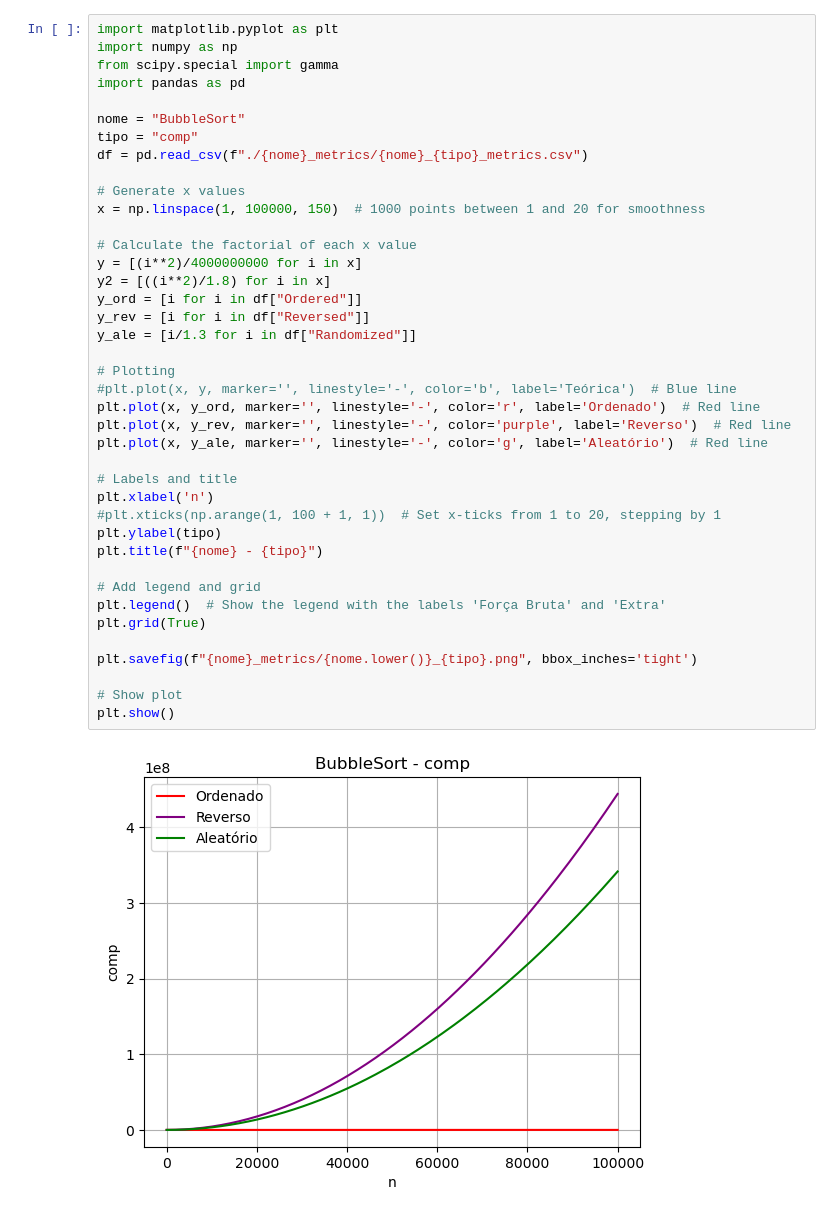
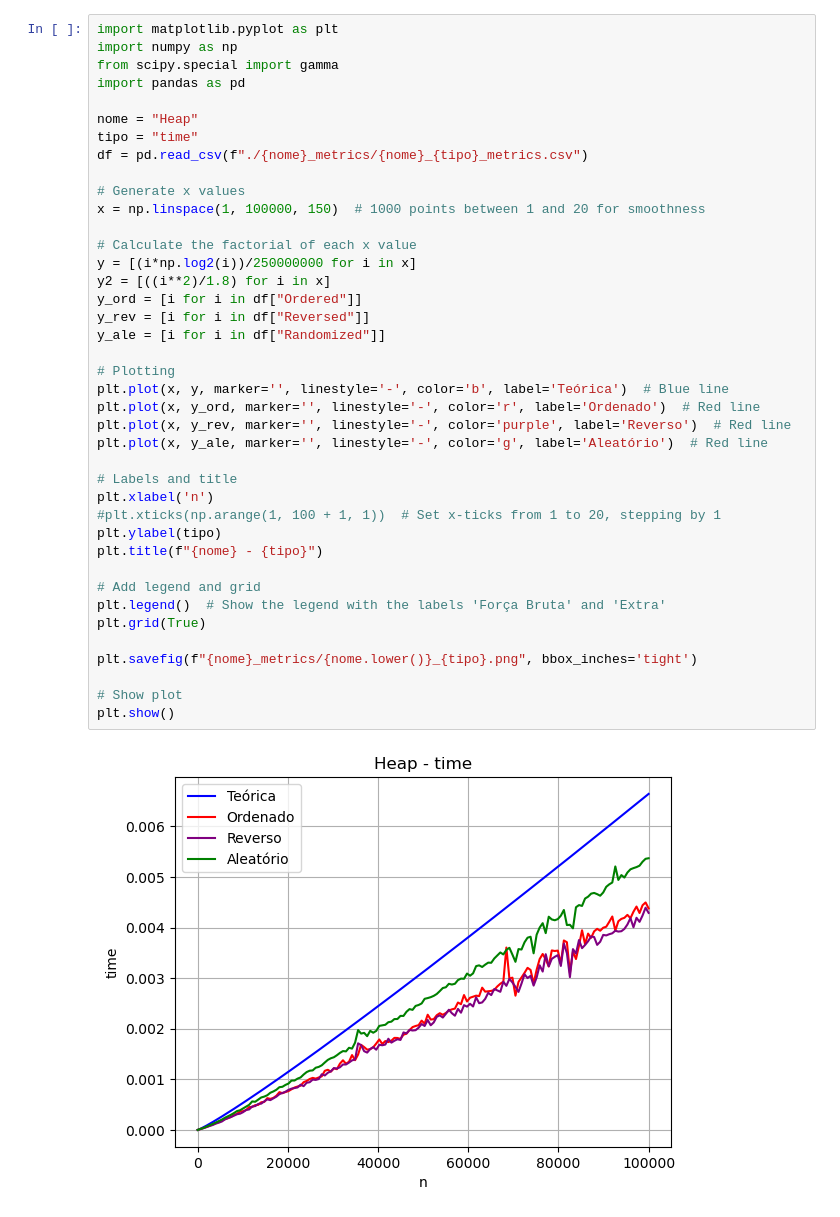
Before and after one commit to Nickson8/Mais-Ord, a Jupyter notebook: graficos.ipynb, the cells around one changed output. Drawn from its saved outputs; the diff is of its cells as text.

```diff
--- a/graficos.ipynb
+++ b/graficos.ipynb
@@ -4,39 +4,39 @@ import numpy as np
 from scipy.special import gamma
 import pandas as pd
 
-nome = "BubbleSort"
-tipo = "comp"
+nome = "Heap"
+tipo = "time"
 df = pd.read_csv(f"./{nome}_metrics/{nome}_{tipo}_metrics.csv")
 
 # Generate x values
 x = np.linspace(1, 100000, 150)  # 1000 points between 1 and 20 for smoothness
 
 # Calculate the factorial of each x value
-y = [(i**2)/4000000000 for i in x]
+y = [(i*np.log2(i))/250000000 for i in x]
 y2 = [((i**2)/1.8) for i in x]
 y_ord = [i for i in df["Ordered"]]
 y_rev = [i for i in df["Reversed"]]
-y_ale = [i/1.3 for i in df["Randomized"]]
+y_ale = [i for i in df["Randomized"]]
 
 # Plotting
-#plt.plot(x, y, marker='', linestyle='-', color='b', label='Teórica')  # Blue line
+plt.plot(x, y, marker='', linestyle='-', color='b', label='Teórica')  # Blue line
 plt.plot(x, y_ord, marker='', linestyle='-', color='r', label='Ordenado')  # Red line
 plt.plot(x, y_rev, marker='', linestyle='-', color='purple', label='Reverso')  # Red line
 plt.plot(x, y_ale, marker='', linestyle='-', color='g', label='Aleatório')  # Red line
 
 # Labels and title
 plt.xlabel('n')
 #plt.xticks(np.arange(1, 100 + 1, 1))  # Set x-ticks from 1 to 20, stepping by 1
 plt.ylabel(tipo)
 plt.title(f"{nome} - {tipo}")
 
 # Add legend and grid
 plt.legend()  # Show the legend with the labels 'Força Bruta' and 'Extra'
 plt.grid(True)
 
 plt.savefig(f"{nome}_metrics/{nome.lower()}_{tipo}.png", bbox_inches='tight')
 
 # Show plot
 plt.show()
 # %% [output]
-[figure, old version]
+[figure, new version]
```
Also changed, not shown: 3 other files.
